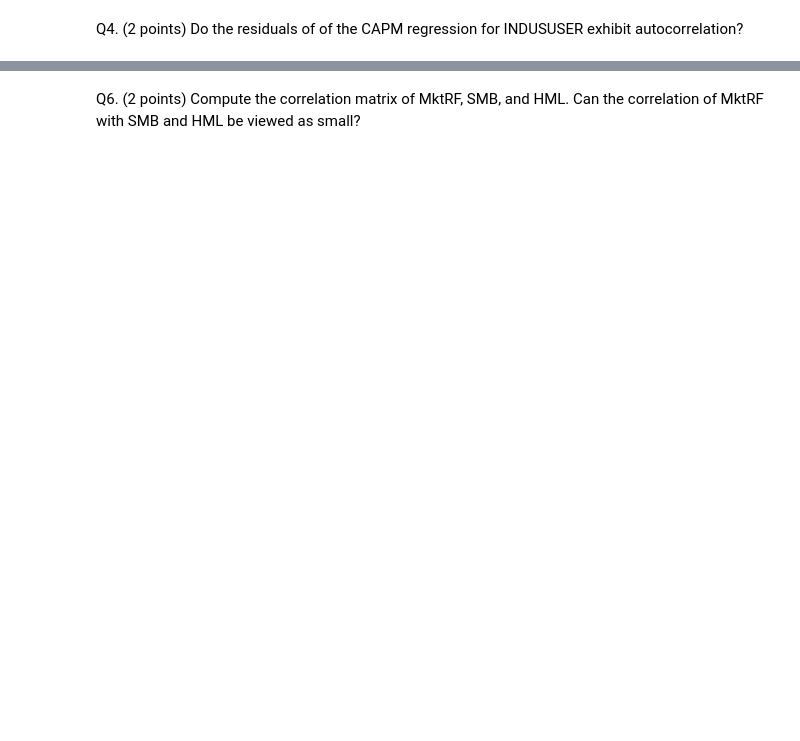
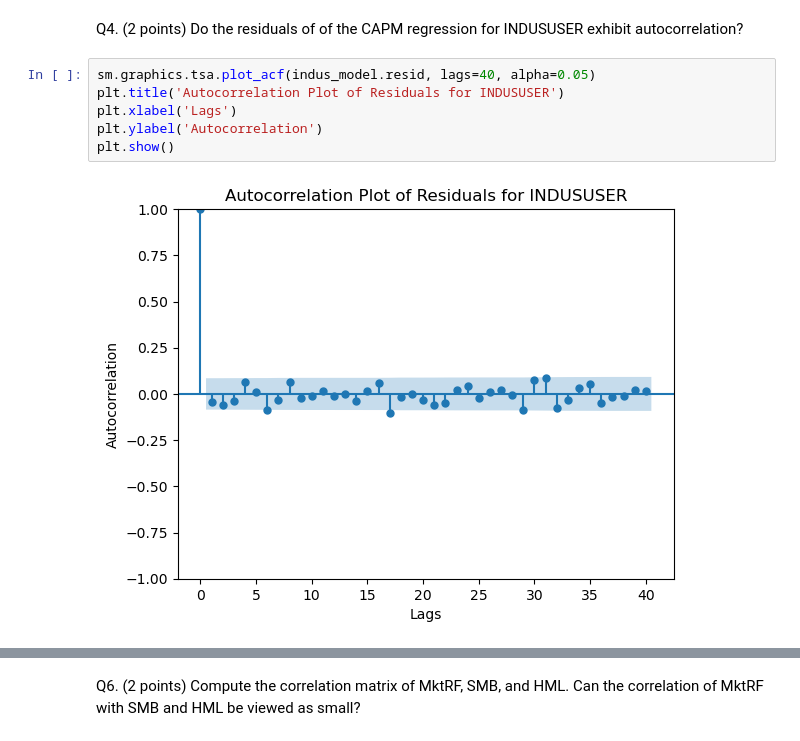
Before and after one commit to KwabenaAsabere/Econometrics_Project, a Jupyter notebook: notebook_GP1-1.ipynb, the cells around one changed output, grey strips where cells are left out. Saved outputs shown, nothing was run; the diff lists cells and outputs as text; blank space fills up the shorter version.

```diff
--- a/notebook_GP1-1.ipynb
+++ b/notebook_GP1-1.ipynb
@@ -42,2 +146,10 @@ Q3. (2 points). Do the residuals of the CAPM regression for INDUSUSER appear to
 # %% [markdown]
 Q4. (2 points) Do the residuals of of the CAPM regression for INDUSUSER exhibit autocorrelation?
+# %%
+sm.graphics.tsa.plot_acf(indus_model.resid, lags=40, alpha=0.05)
+plt.title('Autocorrelation Plot of Residuals for INDUSUSER')
+plt.xlabel('Lags')
+plt.ylabel('Autocorrelation')
+plt.show()
+# %% [output]
+[figure, added]
```
Also changed, not shown: parts of 26 cells of this notebook.
